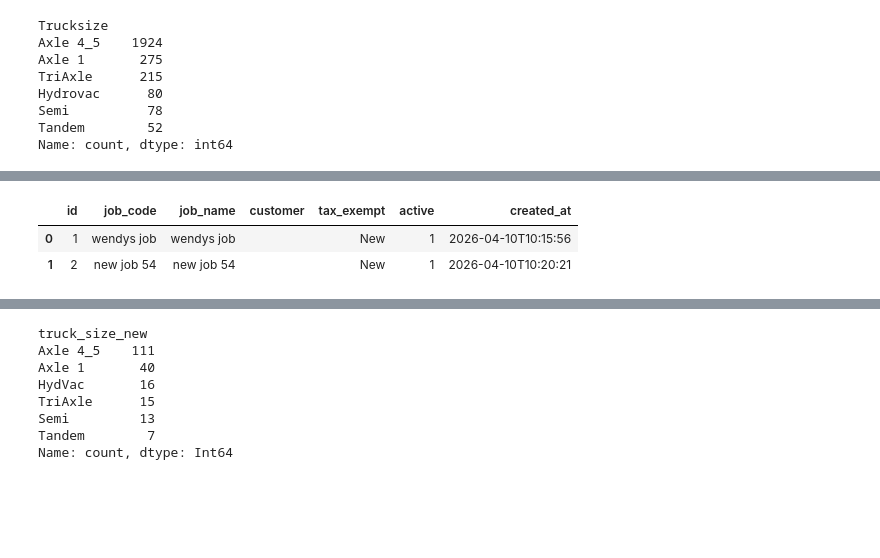
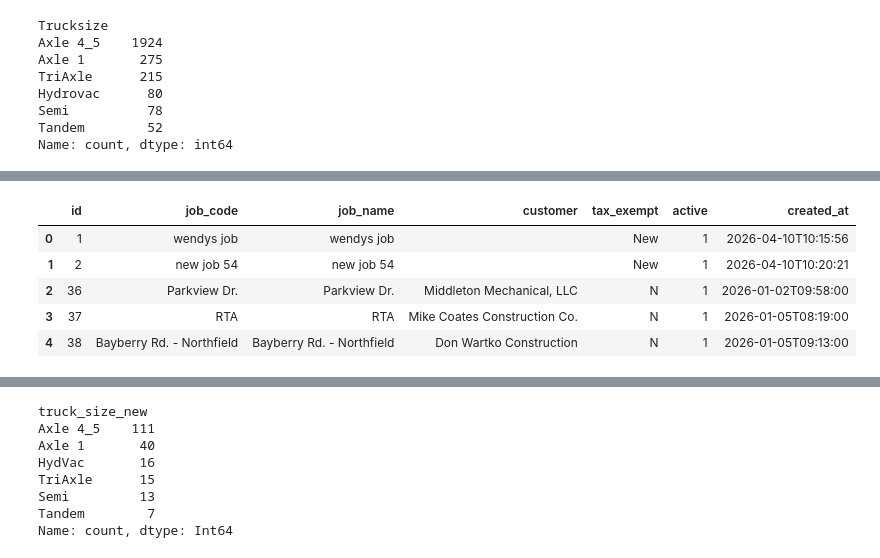
Before and after one commit to Pranava-mre/McCraken-Ticket-System, a Jupyter notebook: database.ipynb, the cells around one changed output, grey strips where cells are left out. Drawn from its saved outputs; the diff is of its cells as text; code cells hidden in the pictures; blank space fills up the shorter version.

```diff
--- a/database.ipynb
+++ b/database.ipynb
@@ -993,8 +991,8 @@ df_merged_nojobcode = df_merged[df_merged['job code'].astype(str).str.strip() ==
 # %%
-df_manualjobs = pd.read_sql_query("SELECT * FROM manual_jobs", conn)
-df_manualjobs = df_manualjobs.replace({"NaN": pd.NA, "nan": pd.NA})
-df_manualjobs.head()
 # %% [output]
 |  | id | job_code | job_name | customer | tax_exempt | active | created_at |
 | 0 | 1 | wendys job | wendys job |  | New | 1 | 2026-04-10T10:15:56 |
 | 1 | 2 | new job 54 | new job 54 |  | New | 1 | 2026-04-10T10:20:21 |
+| 2 | 36 | Parkview Dr. | Parkview Dr. | Middleton Mechanical, LLC | N | 1 | 2026-01-02T09:58:00 |
+| 3 | 37 | RTA | RTA | Mike Coates Construction Co. | N | 1 | 2026-01-05T08:19:00 |
+| 4 | 38 | Bayberry Rd. - Northfield | Bayberry Rd. - Northfield | Don Wartko Construction | N | 1 | 2026-01-05T09:13:00 |
```
Also changed, not shown: parts of 23 cells of this notebook, 2 other files.
